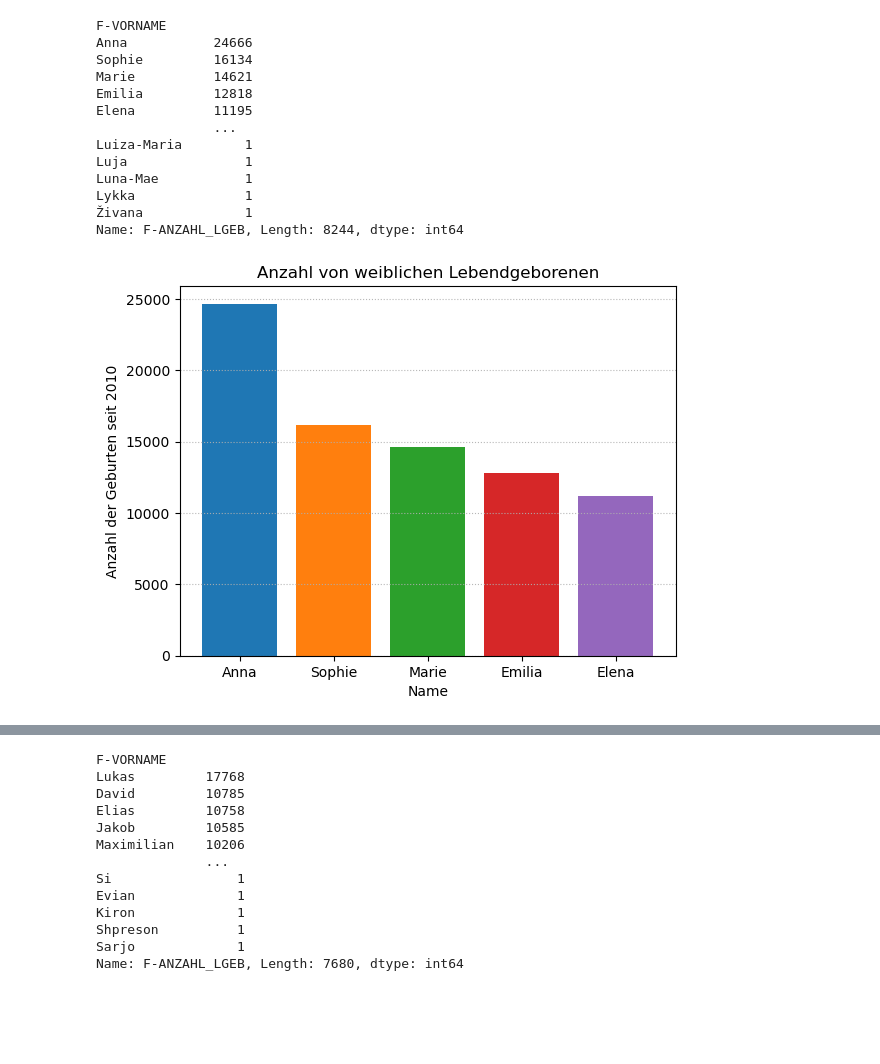
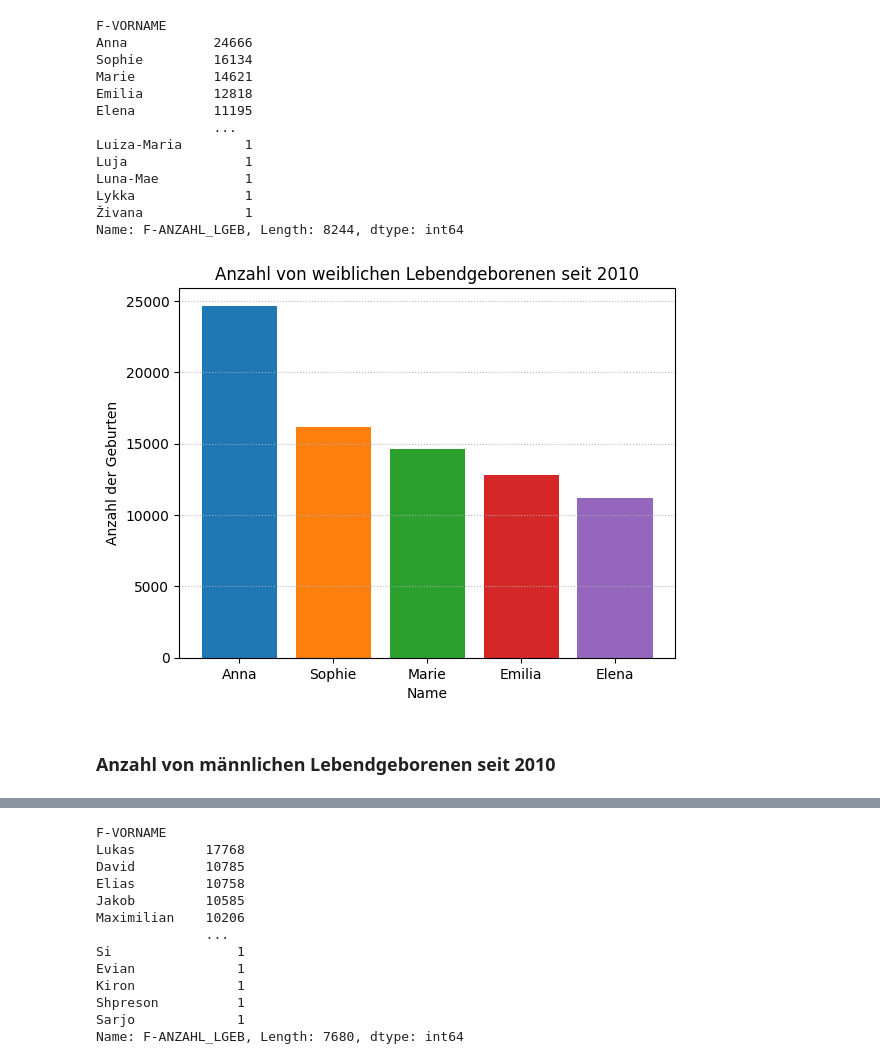
Before and after one commit to lenawilli/BDINF_final_project, a Jupyter notebook: Final_project_Koller_Willisits.ipynb, the cells around one changed output, grey strips where cells are left out. Saved outputs shown, nothing was run; the diff lists cells and outputs as text; code cells hidden in the pictures; blank space fills up the shorter version.

```diff
--- a/Final_project_Koller_Willisits.ipynb
+++ b/Final_project_Koller_Willisits.ipynb
@@ -253,7 +362,7 @@ source_fields = [
     "F-ANZAHL_LGEB",
 ]
 
-df3 = es_to_dataframe(es, index_name, query, source_fields)
+df3 = es_to_dataframe(es, es_index, query, source_fields)
 # %%
 top_names = df3.groupby('F-VORNAME')['F-ANZAHL_LGEB'].sum()
 sorted_names = top_names.sort_values(ascending=False)
@@ -275,34 +384,39 @@ Name: F-ANZAHL_LGEB, Length: 8244, dtype: int64
 # %%
 name = "Anna"
 filtered_data_anna = df3[(df3["F-VORNAME"] == name)]
 anna_count = filtered_data_anna["F-ANZAHL_LGEB"].sum()
 
 name = "Sophie"
 filtered_data_sophie = df3[(df3["F-VORNAME"] == name)]
 sophie_count = filtered_data_sophie["F-ANZAHL_LGEB"].sum()
 
 name = "Marie"
 filtered_data_marie = df3[(df3["F-VORNAME"] == name)]
 marie_count = filtered_data_marie["F-ANZAHL_LGEB"].sum()
 
 name = "Emilia"
 filtered_data_emilia = df3[(df3["F-VORNAME"] == name)]
 emilia_count = filtered_data_emilia["F-ANZAHL_LGEB"].sum()
 
 name = "Elena"
 filtered_data_elena = df3[(df3["F-VORNAME"] == name)]
 elena_count = filtered_data_elena["F-ANZAHL_LGEB"].sum()
 
 # Create a bar plot
-plt.bar(["Anna"], [anna_count])
-plt.bar(["Sophie"], [sophie_count])
-plt.bar(["Marie"], [marie_count])
-plt.bar(["Emilia"], [emilia_count])
-plt.bar(["Elena"], [elena_count])
-plt.xlabel("Name")
-plt.ylabel("Anzahl der Geburten seit 2010")
-plt.title(f"Anzahl von weiblichen Lebendgeborenen")
-plt.grid(axis='y', linestyle=':', alpha=0.9)
-plt.show()
+if anna_count and sophie_count and marie_count and emilia_count and elena_count:
+    plt.bar(["Anna"], [anna_count])
+    plt.bar(["Sophie"], [sophie_count])
+    plt.bar(["Marie"], [marie_count])
+    plt.bar(["Emilia"], [emilia_count])
+    plt.bar(["Elena"], [elena_count])
+    plt.xlabel("Name")
+    plt.ylabel("Anzahl der Geburten")
+    plt.title(f"Anzahl von weiblichen Lebendgeborenen seit 2010")
+    plt.grid(axis='y', linestyle=':', alpha=0.9)
+    plt.show()
+else:
+    print("No data found for the specified pattern.")
 # %% [output]
-[figure, old version]
+[figure, new version]
+# %% [markdown]
+### Anzahl von männlichen Lebendgeborenen seit 2010
```
Also changed, not shown: parts of 62 cells of this notebook, 3 other files.
